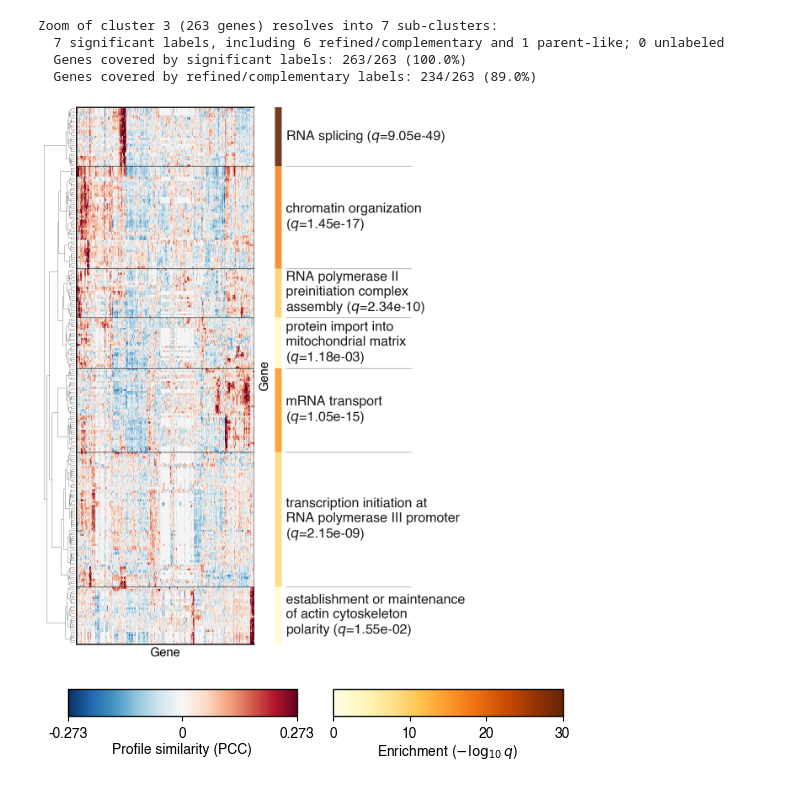
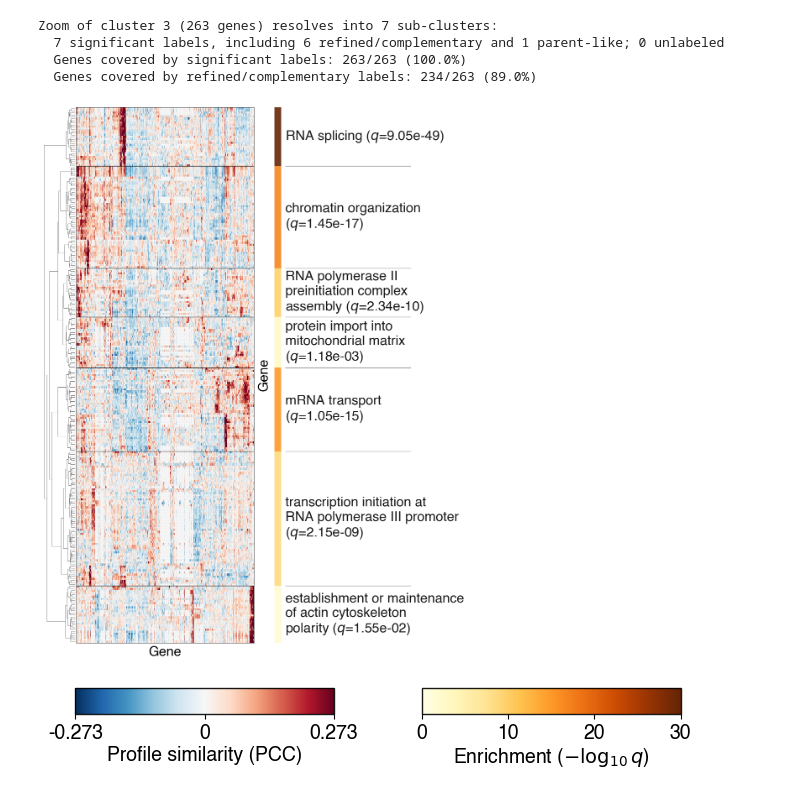
Before and after one commit to himalayas-base/himalayas-publication, a Jupyter notebook: fig_1.ipynb, the cells around one changed output. Drawn from its saved outputs; the diff is of its cells as text; code cells hidden in the pictures.

```diff
--- a/fig_1.ipynb
+++ b/fig_1.ipynb
@@ -361,12 +364,7 @@ panel_c_plotter = (
         color="#888888",
         linewidth=0.75,
     )
-    .plot_matrix(
-        cmap="RdBu_r",
-        center=0,
-        vmin=-zoom_vlim,
-        vmax=zoom_vlim,
-        outer_lw=2,
+    .set_figure(
         figsize=(9, 15),
         subplots_adjust={
             "left": 0.15,
@@ -375,10 +373,18 @@ panel_c_plotter = (
             "top": 0.91,
         },
     )
+    .plot_matrix(
+        cmap="RdBu_r",
+        center=0,
+        vmin=-zoom_vlim,
+        vmax=zoom_vlim,
+        outer_lw=0.6,
+        outer_color=LABEL_COLOR,
+    )
     .plot_matrix_axis_labels(
         xlabel="Gene",
         ylabel="Gene",
-        fontsize=21,
+        fontsize=23,
         font=FONT,
         fontweight="normal",
         color=LABEL_COLOR,
@@ -433,7 +439,7 @@ panel_c_plotter.save(
 )
 panel_c_plotter.show()
 # %% [output]
-[figure, old version]
+[figure, new version]
 # %%
 from matplotlib.colors import Normalize
 from himalayas.plot import Plotter
@@ -441,6 +447,7 @@ from himalayas.plot import Plotter
 plotter = (
     Plotter(results_sig)
     .set_background(color=BACKGROUND_COLOR)
+    .set_figure(figsize=(11, 1.8))
     .add_colorbar(
         name="matrix",
         cmap="RdBu_r",
@@ -449,35 +456,34 @@ plotter = (
         ticks=[-vlim, 0, vlim],
     )
     .add_colorbar(
         name="enrichment",
         cmap="YlOrBr",
         norm=Normalize(0, 30),
         label=r"Enrichment ($-\log_{10}q$)",
         ticks=[0, 10, 20, 30],
     )
     .plot_colorbars(
         ncols=2,
-        height=0.04,
+        height=0.14,
         gap=0.06,
         label_pad=2.0,
-        hpad=0.04,
+        hpad=0.08,
         vpad=0.00,
-        fontsize=10,
+        fontsize=14,
         font=FONT,
         color=LABEL_COLOR,
         border_color=LABEL_COLOR,
         border_width=1.0,
         border_alpha=0.9,
         tick_decimals=3,
     )
 )
 
 plotter.save(
     PNG_DIR / "fig_1_cluster_bar_colorbars.png",
     dpi=300,
     bbox_inches="tight",
-    pad_inches=0.02,
 )
 plotter.show()
 # %% [output]
-[figure, old version]
+[figure, new version]
```
Also changed, not shown: parts of 1 cell of this notebook.
